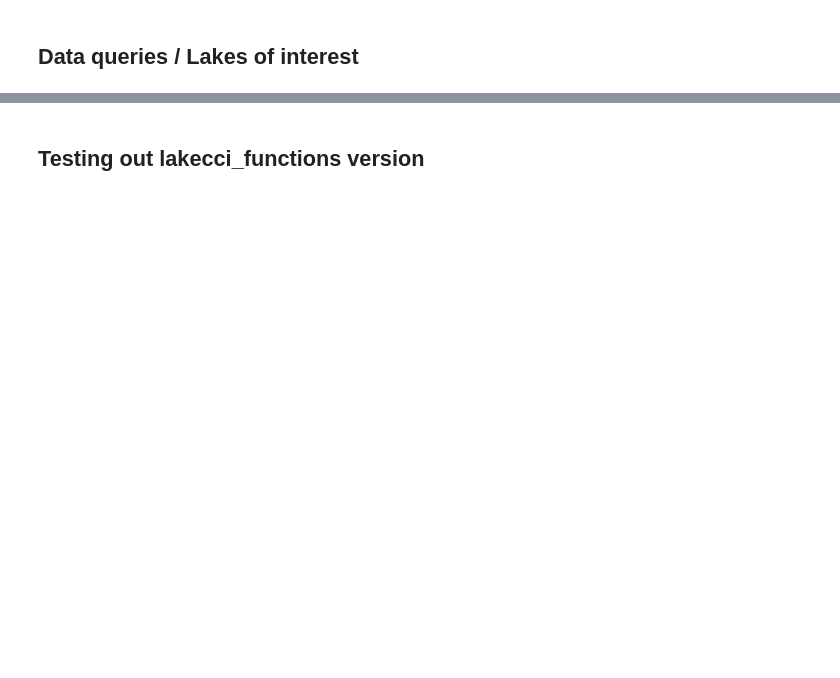
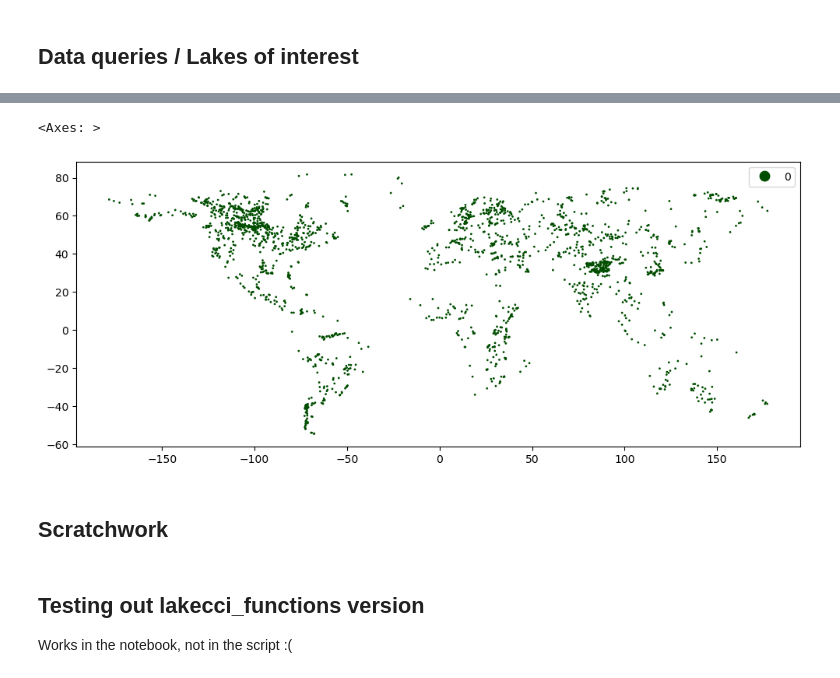
Before and after one commit to a-scheliga/resetlakes, a Jupyter notebook: scratchwork_exporatory/lakecci_metadata.ipynb, the cells around one changed output, grey strips where cells are left out. Cells and saved outputs as stored; diff of their text form; code cells hidden in the pictures; blank space fills up the shorter version.

```diff
--- a/scratchwork_exporatory/lakecci_metadata.ipynb
+++ b/scratchwork_exporatory/lakecci_metadata.ipynb
@@ -311,7 +302,13 @@ from shapely import Polygon
 # %%
-poly = polygon_from_bbox(*bbox)
+lake_points.plot('lic_data',legend =True,s=1,figsize=(12,8),cmap='esa_data_flag')
+# %% [output]
+<Axes: >
+[figure, added]
+# %% [markdown]
+## Scratchwork
 # %% [markdown]
 ## Testing out lakecci_functions version
+Works in the notebook, not in the script :(
 # %%
 path_shp = ROOT.joinpath(c.PATH_AUXILIARY).joinpath(c.FN_SHP)
 meta_full_shp = gpd.read_file(path_shp)
```
Also changed, not shown: parts of 34 cells of this notebook.
